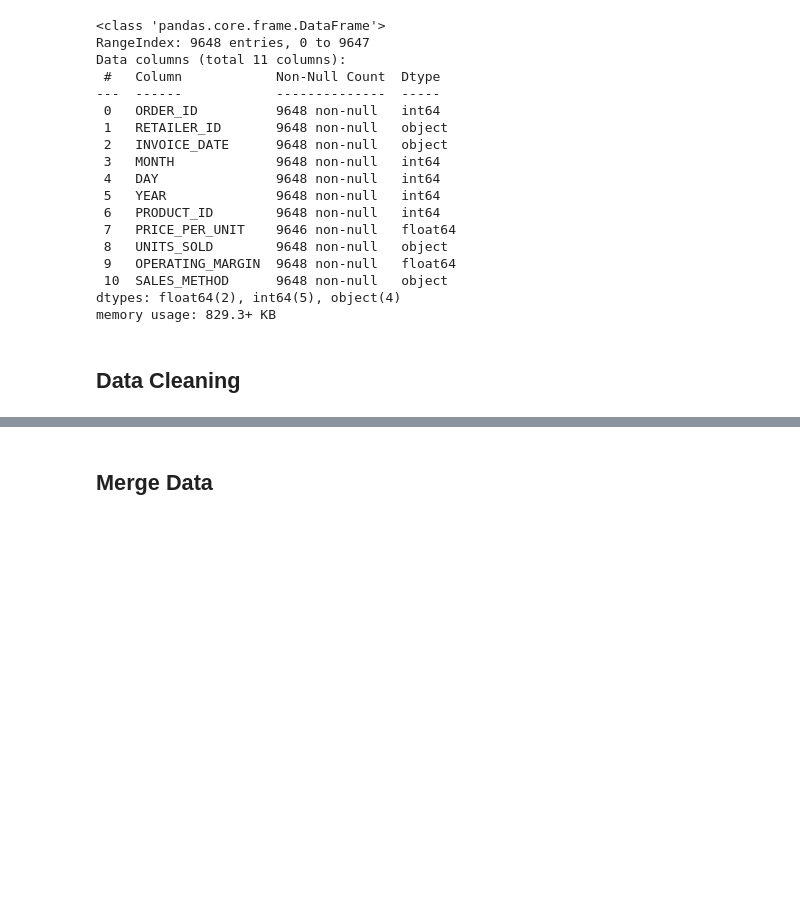
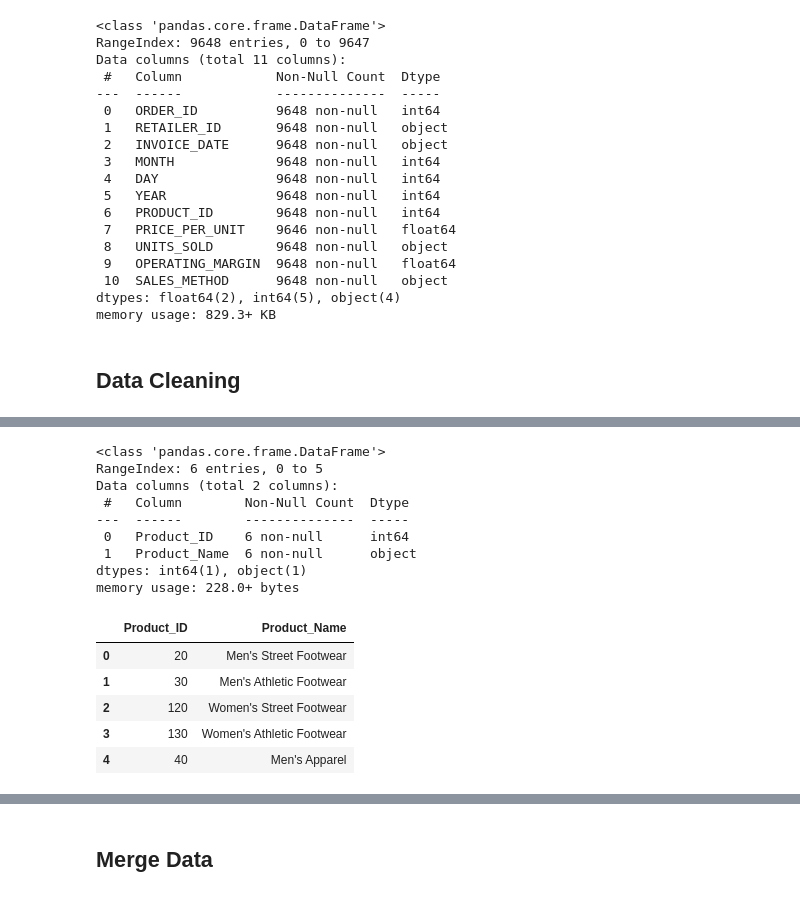
Before and after one commit to Cory-Suhr/rush-sales-analysis-final-project, a Jupyter notebook: Rush_Sales_Analysis.ipynb, the cells around one changed output, grey strips where cells are left out. Cells and saved outputs as stored; diff of their text form; code cells hidden in the pictures; blank space fills up the shorter version.

```diff
--- a/Rush_Sales_Analysis.ipynb
+++ b/Rush_Sales_Analysis.ipynb
@@ -124,0 +167,23 @@ memory usage: 829.3+ KB
+# %%
+# Convert Product ID to integer (removes leading zeros)
+products['Product_ID'] = products['Product_ID'].astype(int)
+# %%
+# Checking work
+products.info()
+products.head()
+# %% [output]
+<class 'pandas.core.frame.DataFrame'>
+RangeIndex: 6 entries, 0 to 5
+Data columns (total 2 columns):
+ #   Column        Non-Null Count  Dtype
+---  ------        --------------  -----
+ 0   Product_ID    6 non-null      int64
+ 1   Product_Name  6 non-null      object
+dtypes: int64(1), object(1)
+memory usage: 228.0+ bytes
+|  | Product_ID | Product_Name |
+| 0 | 20 | Men's Street Footwear |
+| 1 | 30 | Men's Athletic Footwear |
+| 2 | 120 | Women's Street Footwear |
+| 3 | 130 | Women's Athletic Footwear |
+| 4 | 40 | Men's Apparel |
```
Also changed, not shown: parts of 13 cells of this notebook.
